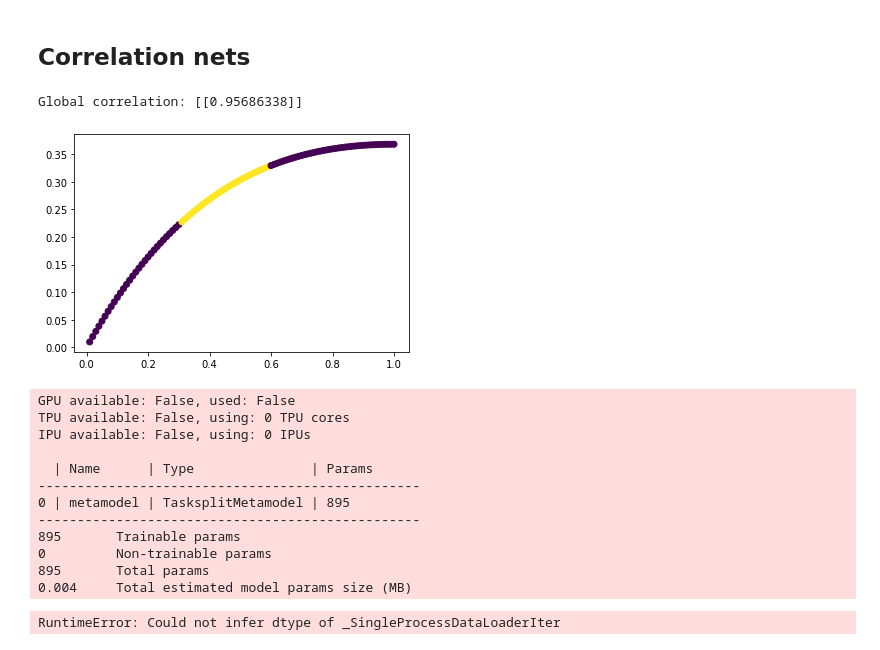
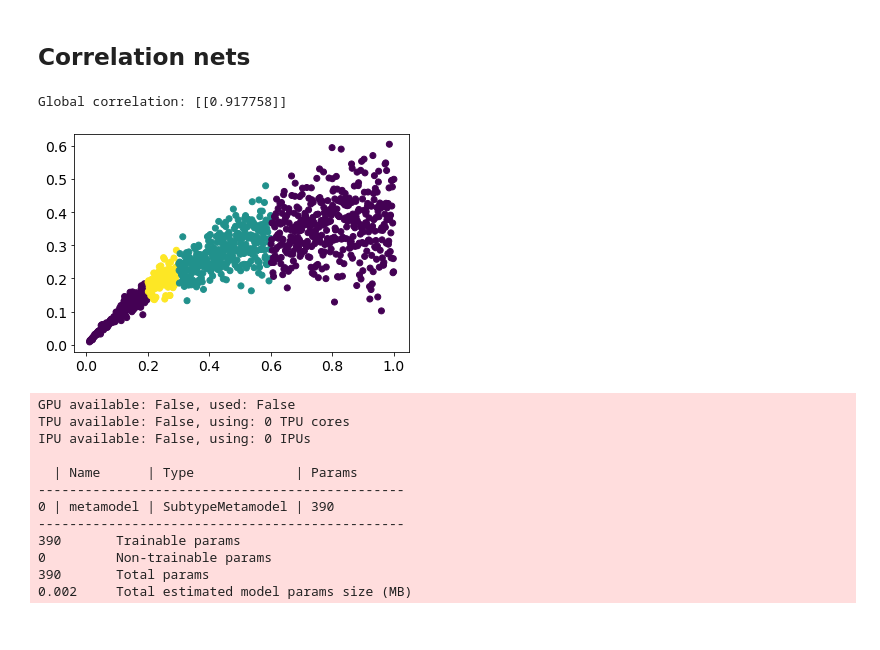
Before and after one commit to cnellington/Contextualized, a Jupyter notebook: experiments/simulation/cluster_demo.ipynb, the cells around one changed output. Drawn from its saved outputs; the diff is of its cells as text; code cells hidden in the pictures.

Commit message:
added tensorboard, validation, and early stopping to demo

```diff
--- a/experiments/simulation/cluster_demo.ipynb
+++ b/experiments/simulation/cluster_demo.ipynb
@@ -684,55 +682,61 @@ from contextualized.networks import ContextualizedCorrelation, NetworkTrainer
 # %%
-n = 100
+n = 1000
 C = np.linspace(.01, 1, n).reshape((n, 1))
 w = np.exp(-C)
+# w = np.ones_like(C)
 X = np.linspace(.01, 1, n).reshape((n, 1))
-# eps = np.random.normal(0, C*.1, (n, 1))
-# Y = X * w + eps
-Y = X * w
+eps = np.random.normal(0, .1*C, (n, 1))
+Y = X * w + eps
 V = np.concatenate((X, Y), axis=-1)
 
-idx = np.logical_and(C > .3, C < .6).squeeze()
-test_idx = np.argwhere(idx).squeeze()
-train_idx = np.argwhere(~idx).squeeze()
-split = lambda arr: (arr[train_idx], arr[test_idx])
-C_train, C_test = split(C)
-X_train, X_test = split(X)
-Y_train, Y_test = split(Y)
-V_train, V_test = split(V)
+val_idx = np.logical_and(.2 <= C, C < .3).squeeze()
+test_idx = np.logical_and(.3 <= C, C < .6).squeeze()
+train_idx = np.logical_or(C < .2, .6 <= C).squeeze()
+idx = np.zeros(n)
+idx[test_idx] = 1
+idx[val_idx] = 2
+split = lambda arr: (arr[train_idx], arr[test_idx], arr[val_idx])
+C_train, C_test, C_val = split(C)
+X_train, X_test, X_val = split(X)
+Y_train, Y_test, Y_val = split(Y)
+V_train, V_test, V_val = split(V)
 
 w_xy = np.linalg.inv(X.T @ X) @ X.T @ Y
 w_yx = np.linalg.inv(Y.T @ Y) @ Y.T @ X
 print(f'Global correlation: {w_xy * w_yx}')
 
 plt.scatter(X, Y, c=idx)
 plt.show()
 # %% [output]
-Global correlation: [[0.95686338]]
+Global correlation: [[0.917758]]
-[figure, old version]
+[figure, new version]
 # %%
 # link_fn = lambda x: torch.nn.functional.softmax(x, dim=1)
 model = ContextualizedCorrelation(C.shape[-1], V.shape[-1])
 train_dataset = model.dataloader(C_train, V_train, batch_size=1)
-trainer = NetworkTrainer(max_epochs=5, auto_lr_find=True)
-trainer.fit(model, train_dataset)
+test_dataset = model.dataloader(C_test, V_test, batch_size=10)
+val_dataset = model.dataloader(C_val, V_val, batch_size=10)
+trainer = NetworkTrainer(
+    max_epochs=100,
+    auto_lr_find=True,
+    check_val_every_n_epoch=5,  # number of epochs between validation checks
+    val_check_interval=5,  # number of times to check validation per epoch when validating
+    callbacks=[EarlyStopping(monitor="val_loss", mode="min", patience=5)]  # Early stopping on <patience> val_loss increases
+)
+trainer.fit(model, train_dataset, val_dataset)
 # %% [output]
 GPU available: False, used: False
 TPU available: False, using: 0 TPU cores
 IPU available: False, using: 0 IPUs
 
-  | Name      | Type               | Params
--------------------------------------------------
-0 | metamodel | TasksplitMetamodel | 895
--------------------------------------------------
-895       Trainable params
+  | Name      | Type             | Params
+-----------------------------------------------
+0 | metamodel | SubtypeMetamodel | 390
+-----------------------------------------------
+390       Trainable params
 0         Non-trainable params
-895       Total params
-0.004     Total estimated model params size (MB)
+390       Total params
+0.002     Total estimated model params size (MB)
-# %%
-data = torch.tensor(iter(train_dataset))
-model.metamodel(data)
-# %% [output]
-RuntimeError: Could not infer dtype of _SingleProcessDataLoaderIter
 # %%
 dataset = model.dataloader(C, V, batch_size=10)
 corrs = trainer.predict_network(model, dataset)
```
Also changed, not shown: parts of 17 cells of this notebook.
